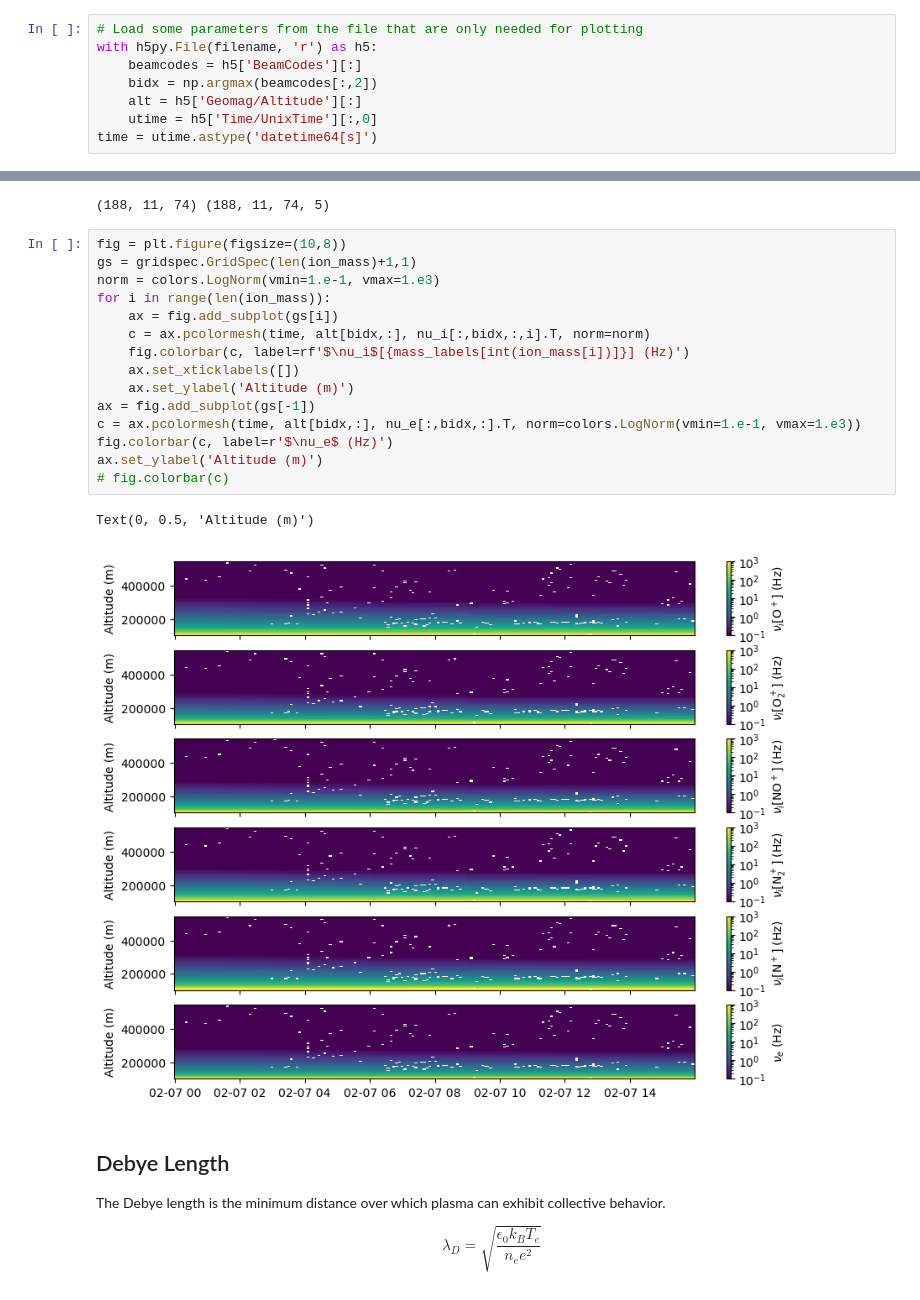
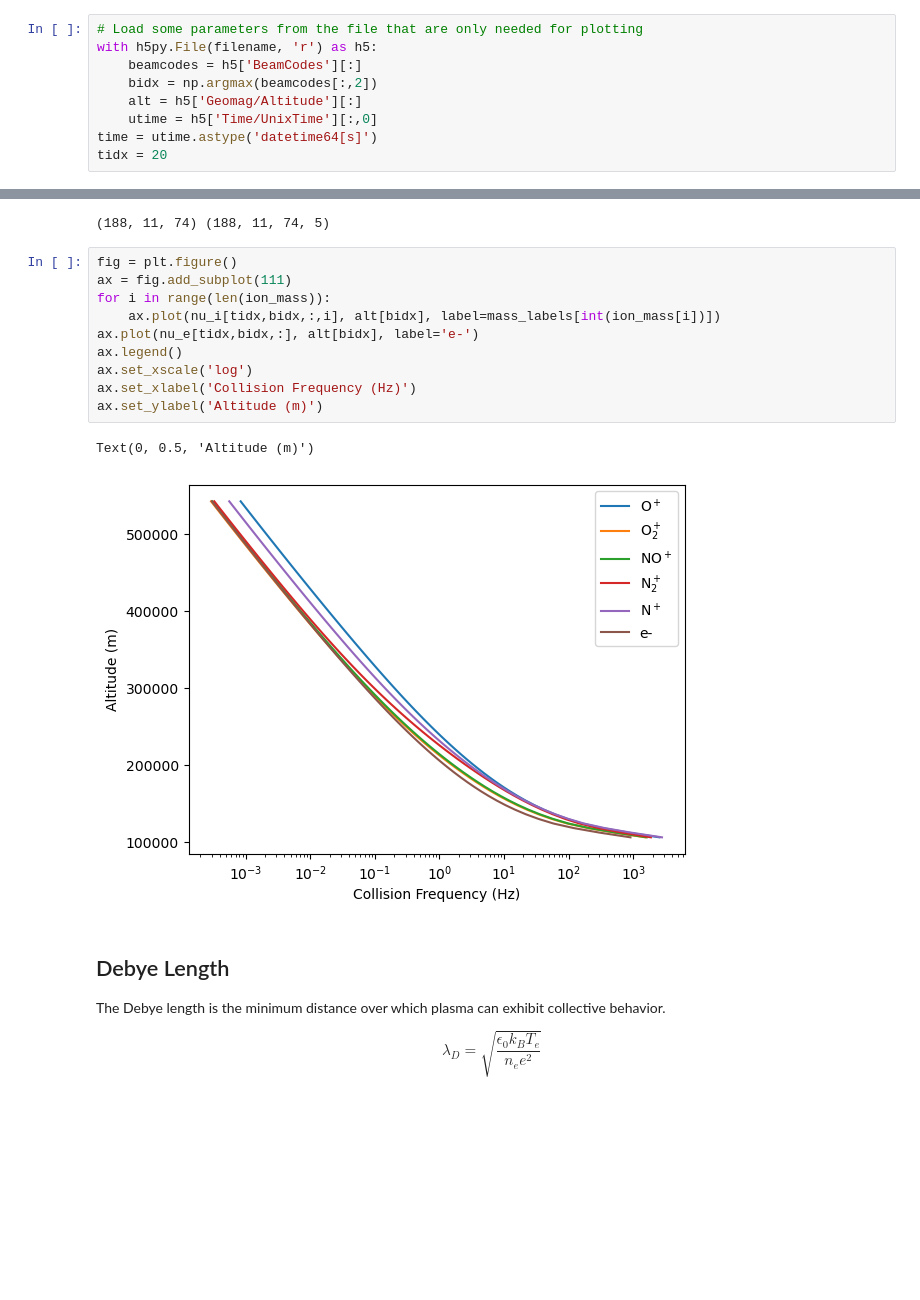
Before and after one commit to amisr/amisr_user_manual, a Jupyter notebook: src/sri_database/specialized_parameters/plasma_characteristics.ipynb, the cells around one changed output, grey strips where cells are left out. Cells and saved outputs as stored; diff of their text form; blank space fills up the shorter version.

Commit message:
Change plots to profile plots.

```diff
--- a/src/sri_database/specialized_parameters/plasma_characteristics.ipynb
+++ b/src/sri_database/specialized_parameters/plasma_characteristics.ipynb
@@ -56,5 +56,6 @@ with h5py.File(filename, 'r') as h5:
     alt = h5['Geomag/Altitude'][:]
     utime = h5['Time/UnixTime'][:,0]
 time = utime.astype('datetime64[s]')
+tidx = 20
 # %% [markdown]
 ## Collision Frequency
@@ -66,24 +67,19 @@ with h5py.File(filename, 'r') as h5:
 print(nu_e.shape, nu_i.shape)
 # %% [output]
 (188, 11, 74) (188, 11, 74, 5)
-# %%
-fig = plt.figure(figsize=(10,8))
-gs = gridspec.GridSpec(len(ion_mass)+1,1)
-norm = colors.LogNorm(vmin=1.e-1, vmax=1.e3)
-for i in range(len(ion_mass)):
-    ax = fig.add_subplot(gs[i])
-    c = ax.pcolormesh(time, alt[bidx,:], nu_i[:,bidx,:,i].T, norm=norm)
-    fig.colorbar(c, label=rf'$\nu_i$[{mass_labels[int(ion_mass[i])]}] (Hz)')
-    ax.set_xticklabels([])
-    ax.set_ylabel('Altitude (m)')
-ax = fig.add_subplot(gs[-1])
-c = ax.pcolormesh(time, alt[bidx,:], nu_e[:,bidx,:].T, norm=colors.LogNorm(vmin=1.e-1, vmax=1.e3))
-fig.colorbar(c, label=r'$\nu_e$ (Hz)')
-ax.set_ylabel('Altitude (m)')
-# fig.colorbar(c)
-# %% [output]
-Text(0, 0.5, 'Altitude (m)')
-[figure, removed]
+# %%
+fig = plt.figure()
+ax = fig.add_subplot(111)
+for i in range(len(ion_mass)):
+    ax.plot(nu_i[tidx,bidx,:,i], alt[bidx], label=mass_labels[int(ion_mass[i])])
+ax.plot(nu_e[tidx,bidx,:], alt[bidx], label='e-')
+ax.legend()
+ax.set_xscale('log')
+ax.set_xlabel('Collision Frequency (Hz)')
+ax.set_ylabel('Altitude (m)')
+# %% [output]
+Text(0, 0.5, 'Altitude (m)')
+[figure, added]
 # %% [markdown]
 ## Debye Length
 The Debye length is the minimum distance over which plasma can exhibit collective behavior.
```
Also changed, not shown: parts of 18 cells of this notebook.
